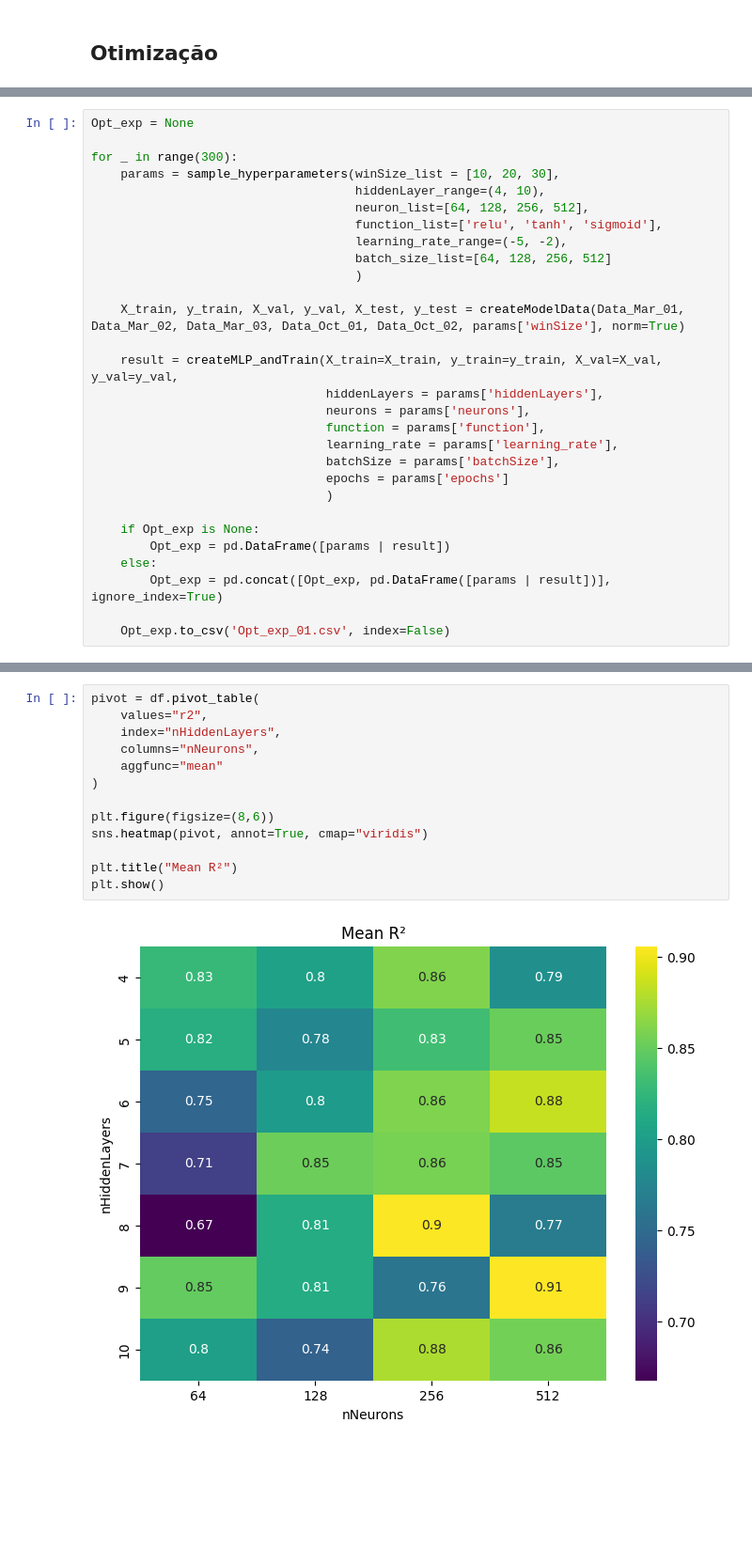
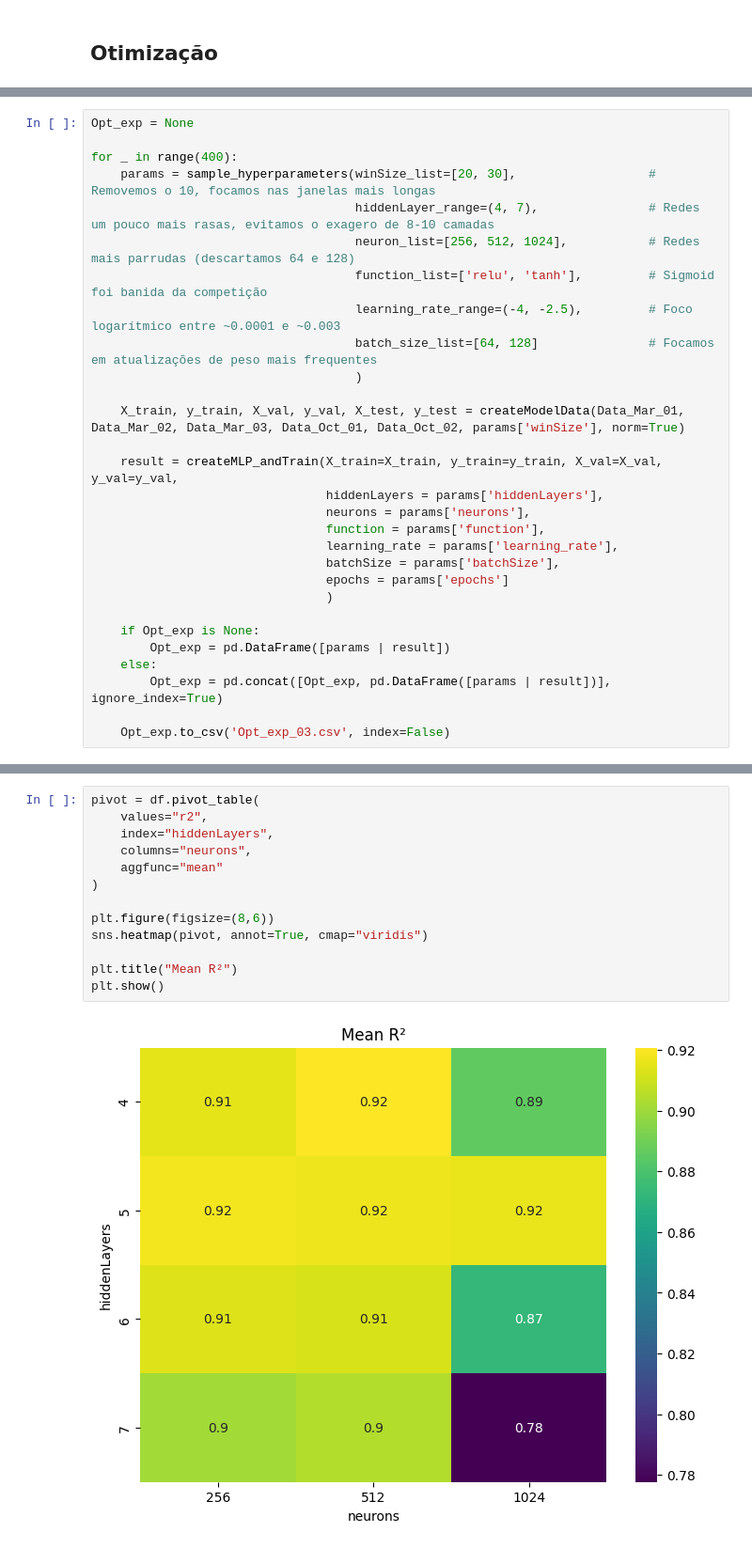
Before and after one commit to matheusloop/Processamento_Adaptativo_de_Sinais_2026.1, a Jupyter notebook: Implementacao/Otimization.ipynb, the cells around one changed output, grey strips where cells are left out. Shown at 94% size. Saved outputs shown, nothing was run; the diff lists cells and outputs as text; blank space fills up the shorter version.

```diff
--- a/Implementacao/Otimization.ipynb
+++ b/Implementacao/Otimization.ipynb
@@ -141,13 +155,13 @@ tf.random.set_seed(SEED) # TensorFlow
 # %%
 Opt_exp = None
 
-for _ in range(300):
-    params = sample_hyperparameters(winSize_list = [10, 20, 30],
-                                    hiddenLayer_range=(4, 10),
-                                    neuron_list=[64, 128, 256, 512],
-                                    function_list=['relu', 'tanh', 'sigmoid'],
-                                    learning_rate_range=(-5, -2),
-                                    batch_size_list=[64, 128, 256, 512]
+for _ in range(400):
+    params = sample_hyperparameters(winSize_list=[20, 30],                  # Removemos o 10, focamos nas janelas mais longas
+                                    hiddenLayer_range=(4, 7),               # Redes um pouco mais rasas, evitamos o exagero de 8-10 camadas
+                                    neuron_list=[256, 512, 1024],           # Redes mais parrudas (descartamos 64 e 128)
+                                    function_list=['relu', 'tanh'],         # Sigmoid foi banida da competição
+                                    learning_rate_range=(-4, -2.5),         # Foco logarítmico entre ~0.0001 e ~0.003
+                                    batch_size_list=[64, 128]               # Focamos em atualizações de peso mais frequentes
                                     )
 
     X_train, y_train, X_val, y_val, X_test, y_test = createModelData(Data_Mar_01, Data_Mar_02, Data_Mar_03, Data_Oct_01, Data_Oct_02, params['winSize'], norm=True)
@@ -166,6 +180,6 @@ for _ in range(300):
     else:
         Opt_exp = pd.concat([Opt_exp, pd.DataFrame([params | result])], ignore_index=True)
 
-    Opt_exp.to_csv('Opt_exp_01.csv', index=False)
+    Opt_exp.to_csv('Opt_exp_03.csv', index=False)
 # %% [output]
 WARNING:tensorflow:TensorFlow GPU support is not available on native Windows for TensorFlow >= 2.11. Even if CUDA/cuDNN are installed, GPU will not be used. Please use WSL2 or the TensorFlow-DirectML  ...
@@ -215,18 +243,18 @@ plt.show()
 # %%
 pivot = df.pivot_table(
     values="r2",
-    index="nHiddenLayers",
-    columns="nNeurons",
+    index="hiddenLayers",
+    columns="neurons",
     aggfunc="mean"
 )
 
 plt.figure(figsize=(8,6))
 sns.heatmap(pivot, annot=True, cmap="viridis")
 
 plt.title("Mean R²")
 plt.show()
 # %% [output]
-[figure, old version]
+[figure, new version]
 # %%
 df = Opt_exp.sort_values(by='r2').reset_index(drop=True)
 
```
Also changed, not shown: parts of 5 cells of this notebook, 5 other files.
